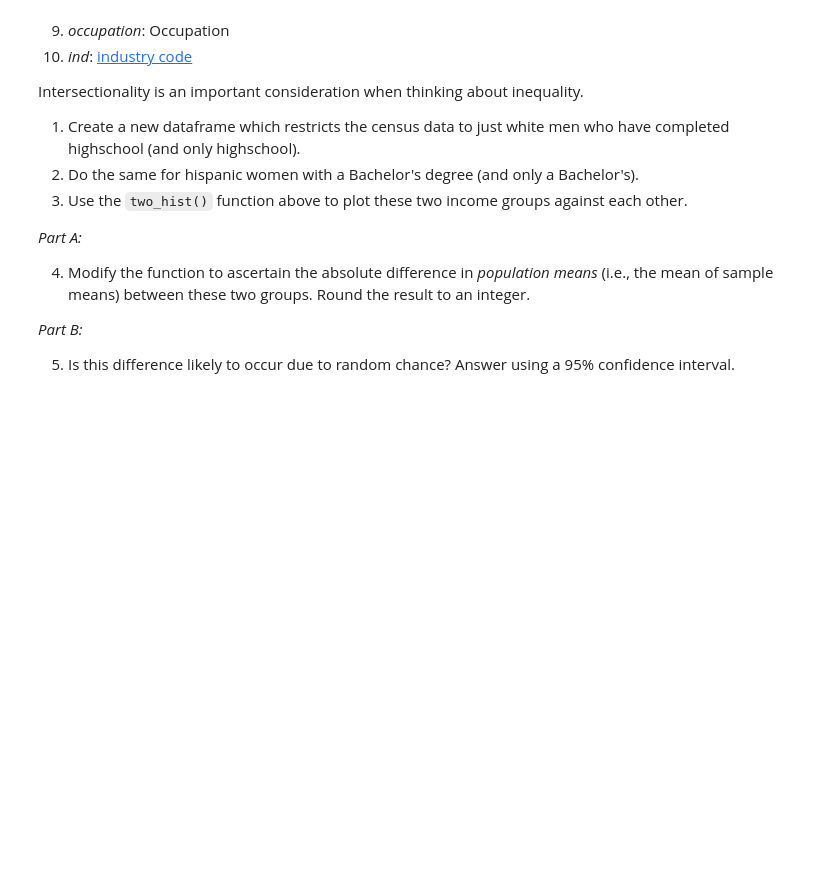
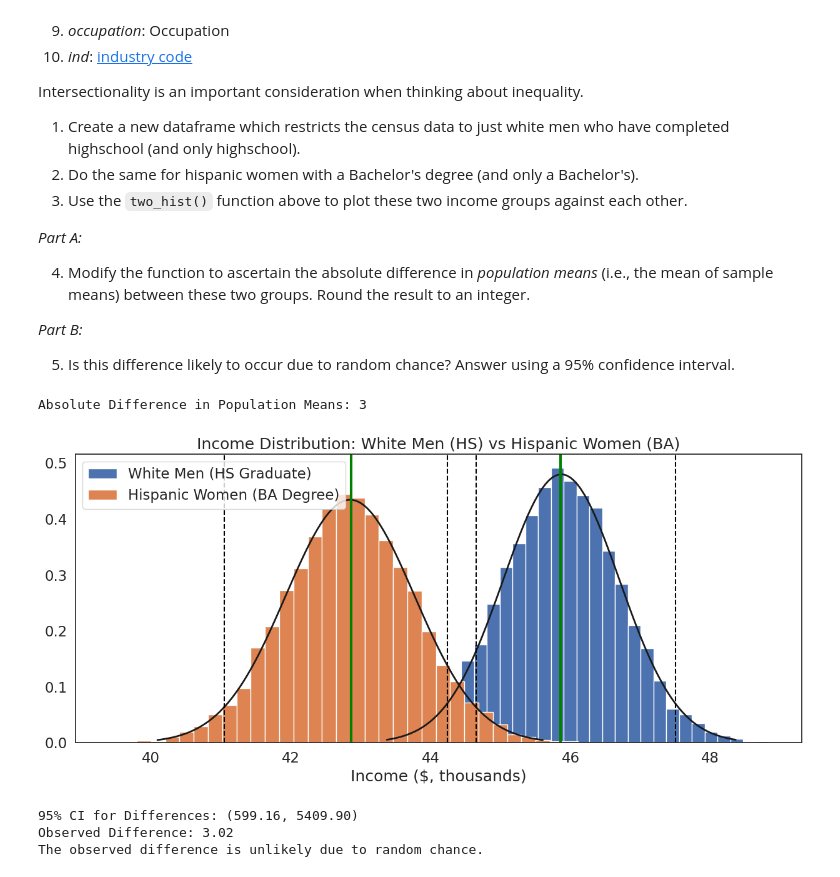
Before and after one commit to chenbailin833/QM2, a Jupyter notebook: notebooks/W05. Distributions and Basic Statistics.ipynb, the cells around one changed output. Drawn from its saved outputs; the diff is of its cells as text; code cells hidden in the pictures; blank space fills up the shorter version.

```diff
--- a/notebooks/W05. Distributions and Basic Statistics.ipynb
+++ b/notebooks/W05. Distributions and Basic Statistics.ipynb
@@ -536,3 +539,9 @@ Intersectionality is an important consideration when thinking about inequality.
 *Part B:*
 
 5. Is this difference likely to occur due to random chance? Answer using a 95% confidence interval.
+# %%
+# Create a dataset of white male high school graduates
+white_men_hs = df[(df['race'] == 1) & (df['sex'] == 1) & (df['sch'] == 12)]
+
+# Create a dataset of Hispanic women with bachelor's degrees
+hispanic_women_ba = df[(df['race'] == 3) & (df['sex'] == 2) & (df['sch'] == 16)]
@@ -538,0 +590,38 @@ Intersectionality is an important consideration when thinking about inequality.
+# %%
+abs_diff = two_hist_modified(
+    [white_men_hs['income'], hispanic_women_ba['income']],
+    ['White Men (HS Graduate)', 'Hispanic Women (BA Degree)'],
+    'Income ($, thousands)',
+    "Income Distribution: White Men (HS) vs Hispanic Women (BA)"
+)
+# %% [output]
+Absolute Difference in Population Means: 3
+[figure, added]
+# %%
+def is_difference_significant(diff, groups):
+    sample_size = 1000
+    iterations = 10000
+    ci_differences = []
+
+    for i in range(iterations):
+        sample1 = groups[0].sample(sample_size, replace=True).mean()
+        sample2 = groups[1].sample(sample_size, replace=True).mean()
+        ci_differences.append(abs(sample1 - sample2))
+
+    lower_bound = np.percentile(ci_differences, 2.5)
+    upper_bound = np.percentile(ci_differences, 97.5)
+
+    print(f"95% CI for Differences: ({lower_bound:.2f}, {upper_bound:.2f})")
+    print(f"Observed Difference: {diff:.2f}")
+
+    return lower_bound <= diff <= upper_bound
+
+significant = is_difference_significant(abs_diff, [white_men_hs['incwage'], hispanic_women_ba['incwage']])
+if significant:
+    print("The observed difference is likely due to random chance.")
+else:
+    print("The observed difference is unlikely due to random chance.")
+# %% [output]
+95% CI for Differences: (599.16, 5409.90)
+Observed Difference: 3.02
+The observed difference is unlikely due to random chance.
```
Also changed, not shown: parts of 15 cells of this notebook.
